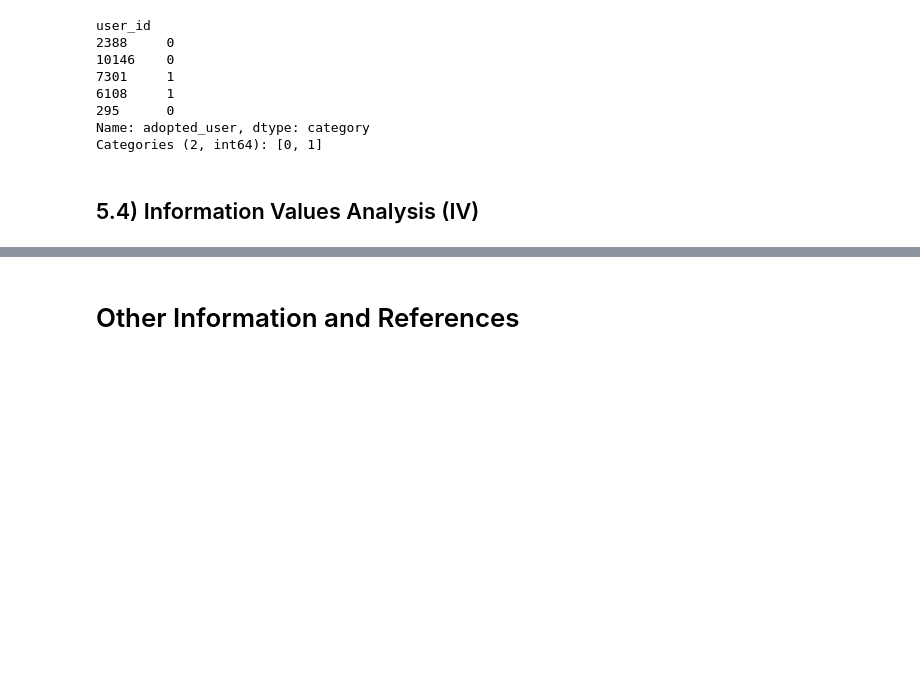
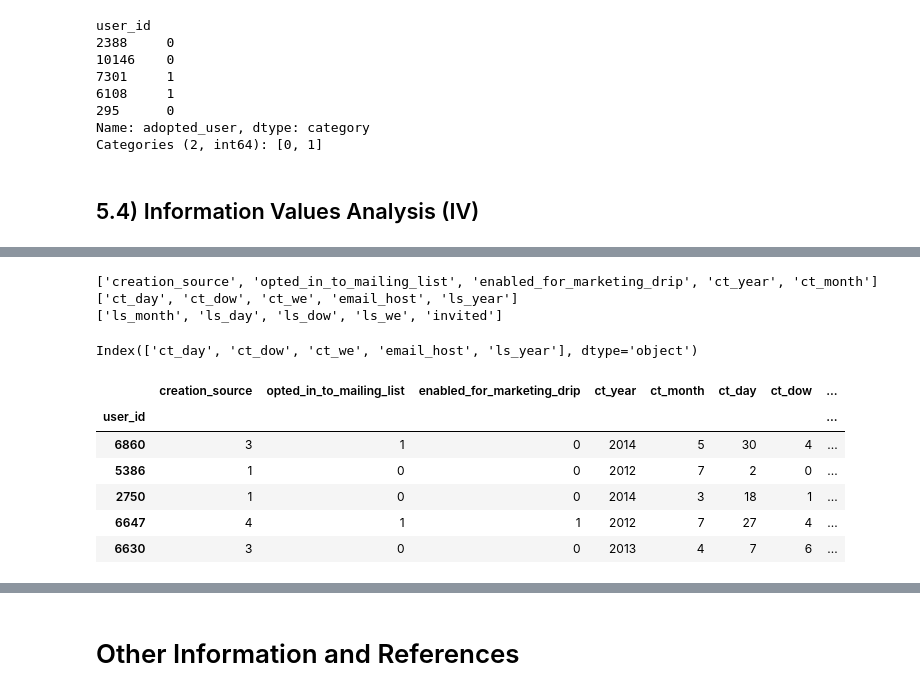
Before and after one commit to milesin3d/Springboard-MiniProjects, a Jupyter notebook: Relax Inc/Relax Inc.ipynb, the cells around one changed output, grey strips where cells are left out. Cells and saved outputs as stored; diff of their text form; code cells hidden in the pictures; blank space fills up the shorter version.

Commit message:
tried to break down the IV section to further understand the problem

```diff
--- a/Relax Inc/Relax Inc.ipynb
+++ b/Relax Inc/Relax Inc.ipynb
@@ -508,6 +508,7 @@ tu['ls_dow'] = tu['last_session_creation_time'].dt.dayofweek # Monday = 0 & Sund
 tu['ls_we'] = np.where(tu['ls_dow']==5 , 1,
                        np.where(tu['ls_dow']==6 , 1,
                                 np.where(tu['ls_dow'].isnull(), np.NaN, 0))) # weekend = 1, weekday = 0, NaN = NaN
+tu['ls_we'] = tu['ls_we'].astype(int) # convert column from float to int
 
 tu[['last_session_creation_time', 'ls_year', 'ls_month', 'ls_day', 'ls_dow', 'ls_we']].head(15)
 # %% [output]
@@ -1233,0 +1271,5 @@ def data_vars(df1, target):
+# %%
+# convert categorical columns into integer columns
+
+cat_columns = X_train.select_dtypes(['category']).columns
+X_train[cat_columns] = X_train[cat_columns].apply(lambda x: x.cat.codes)
@@ -1233,0 +1282,5 @@ def data_vars(df1, target):
+# %%
+# drop 2 columns because they're almost all unique
+total_cols = list(X_train.columns)
+total_cols.remove('org_id')
+total_cols.remove('invited_by_user_id')
@@ -1233,0 +1310,35 @@ def data_vars(df1, target):
+# %%
+# break list of columns into subsets
+
+# divide a list into chuncks
+def list_subset(l, n):
+    # looping till length l
+    for i in range(0, len(l), n):
+        yield l[i:i + n]
+
+# list should have
+n = 5
+
+sublist = list(list_subset(total_cols, n))
+for i in sublist:
+    print(i)
+# %% [output]
+['creation_source', 'opted_in_to_mailing_list', 'enabled_for_marketing_drip', 'ct_year', 'ct_month']
+['ct_day', 'ct_dow', 'ct_we', 'email_host', 'ls_year']
+['ls_month', 'ls_day', 'ls_dow', 'ls_we', 'invited']
+# %%
+X_train[sublist[1]].columns
+# %% [output]
+Index(['ct_day', 'ct_dow', 'ct_we', 'email_host', 'ls_year'], dtype='object')
+# %%
+# subset of X_train
+X_train = X_train[sublist[0]+sublist[1]+sublist[2]]
+X_train.head()
+# %% [output]
+|  | creation_source | opted_in_to_mailing_list | enabled_for_marketing_drip | ct_year | ct_month | ct_day | ct_dow | ... |
+| user_id |  |  |  |  |  |  |  | ... |
+| 6860 | 3 | 1 | 0 | 2014 | 5 | 30 | 4 | ... |
+| 5386 | 1 | 0 | 0 | 2012 | 7 | 2 | 0 | ... |
+| 2750 | 1 | 0 | 0 | 2014 | 3 | 18 | 1 | ... |
+| 6647 | 4 | 1 | 1 | 2012 | 7 | 27 | 4 | ... |
+| 6630 | 3 | 0 | 0 | 2013 | 4 | 7 | 6 | ... |
```
Also changed, not shown: parts of 18 cells of this notebook.
